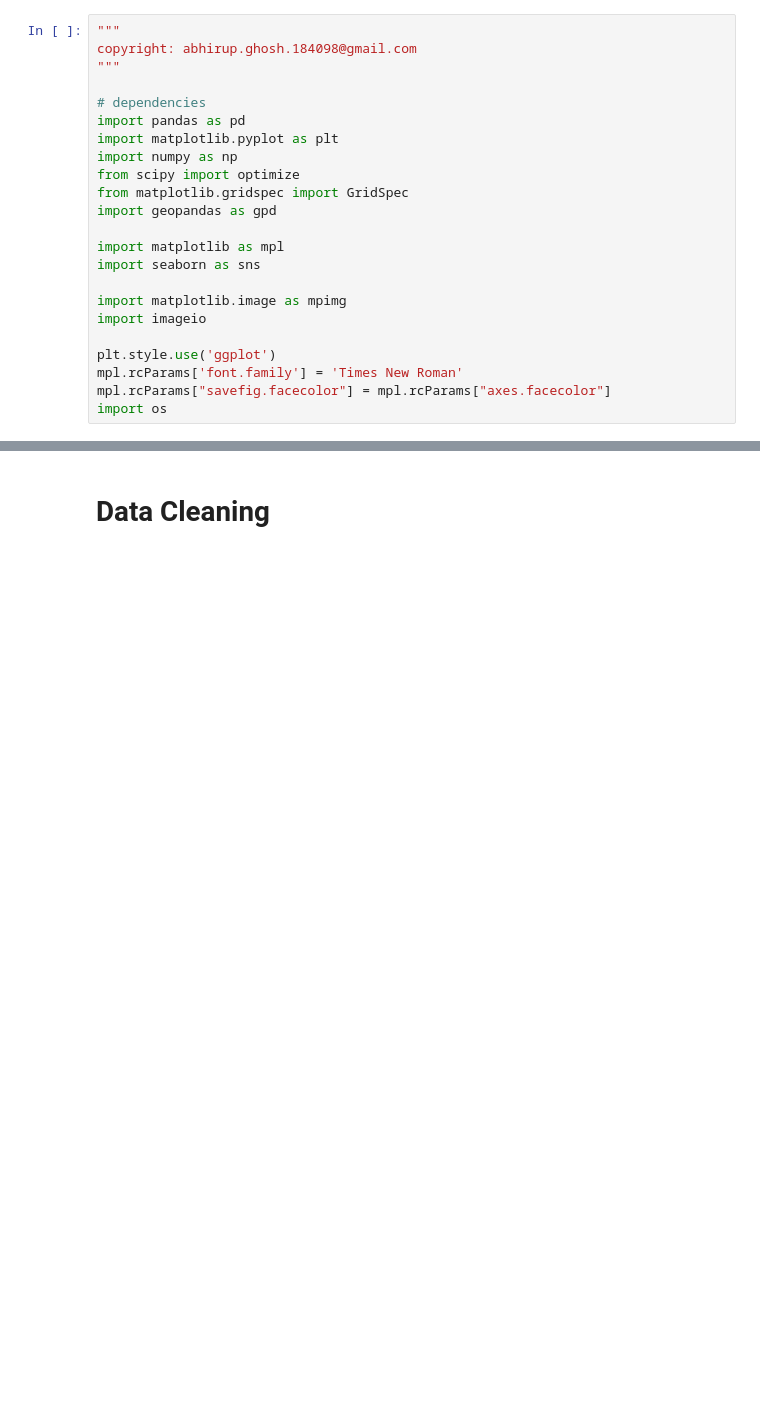
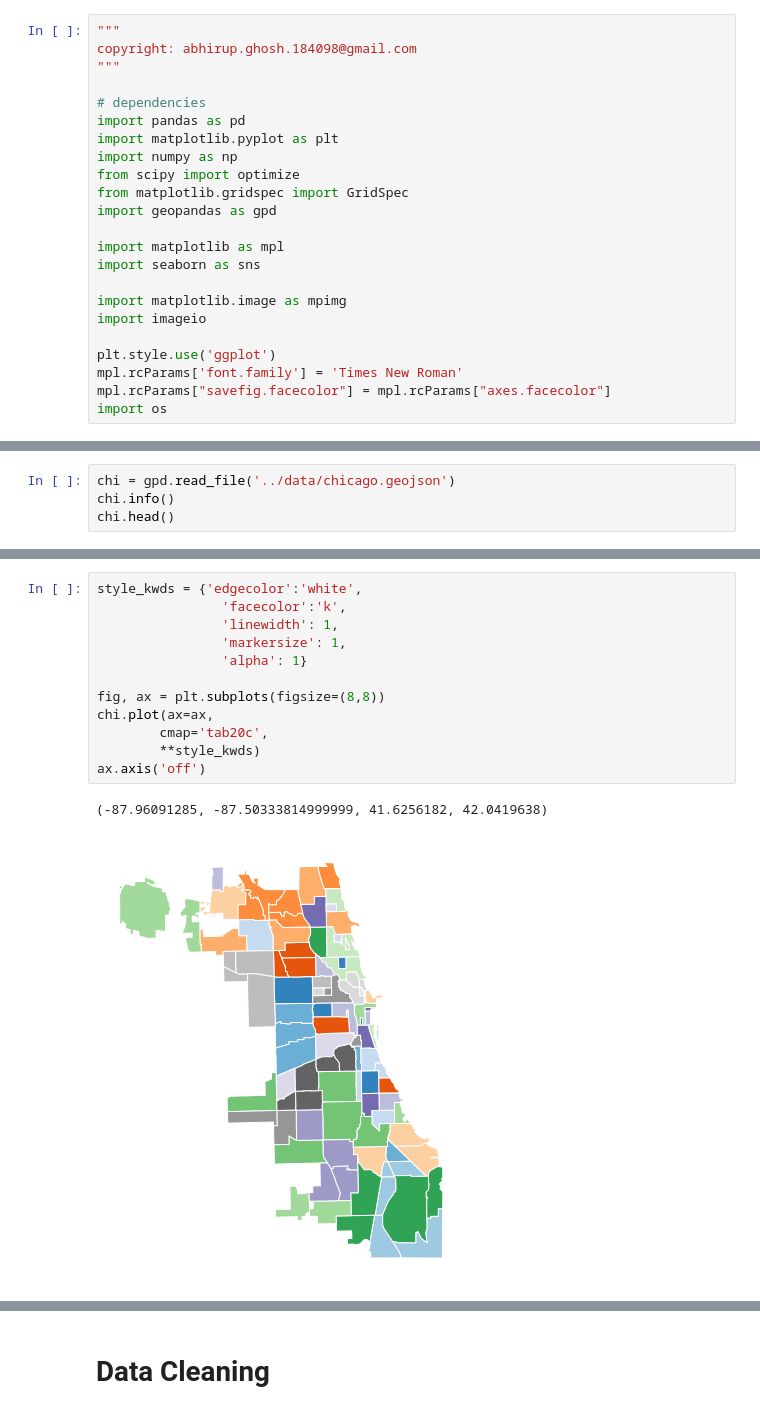
Before and after one commit to abhirup-ghosh/mobility_dataanalysis, a Jupyter notebook: notebooks/main.ipynb, the cells around one changed output, grey strips where cells are left out. Cells and saved outputs as stored; diff of their text form; blank space fills up the shorter version.

Commit message:
a notebook to start analysing the data

```diff
--- a/notebooks/main.ipynb
+++ b/notebooks/main.ipynb
@@ -50,0 +55,4 @@ memory usage: 77.9+ MB
+# %%
+chi = gpd.read_file('../data/chicago.geojson')
+chi.info()
+chi.head()
@@ -50,0 +78,15 @@ memory usage: 77.9+ MB
+# %%
+style_kwds = {'edgecolor':'white',
+                'facecolor':'k',
+                'linewidth': 1,
+                'markersize': 1,
+                'alpha': 1}
+
+fig, ax = plt.subplots(figsize=(8,8))
+chi.plot(ax=ax,
+        cmap='tab20c',
+        **style_kwds)
+ax.axis('off')
+# %% [output]
+(-87.96091285, -87.50333814999999, 41.6256182, 42.0419638)
+[figure, added]
```
Also changed, not shown: parts of 19 cells of this notebook.
